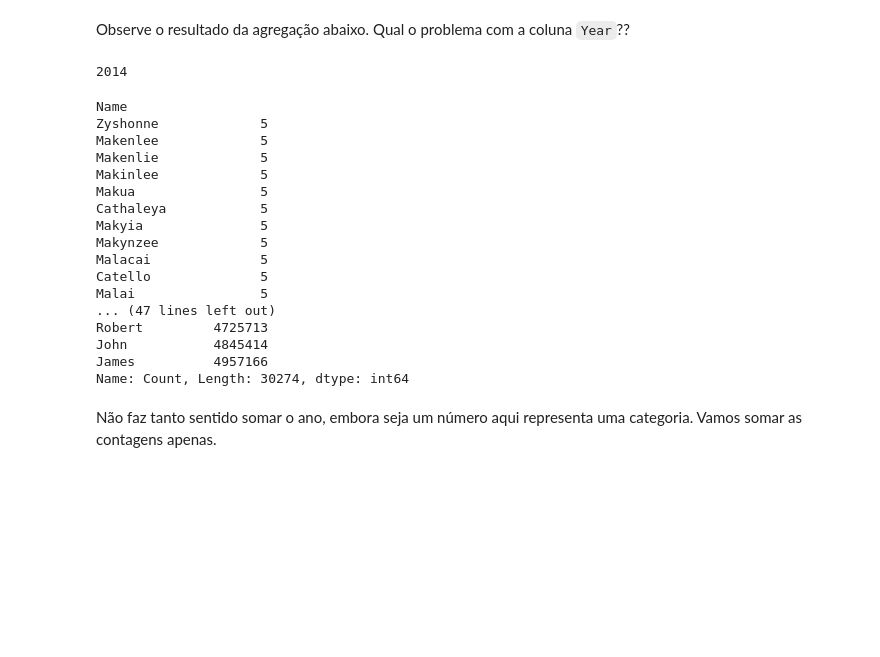
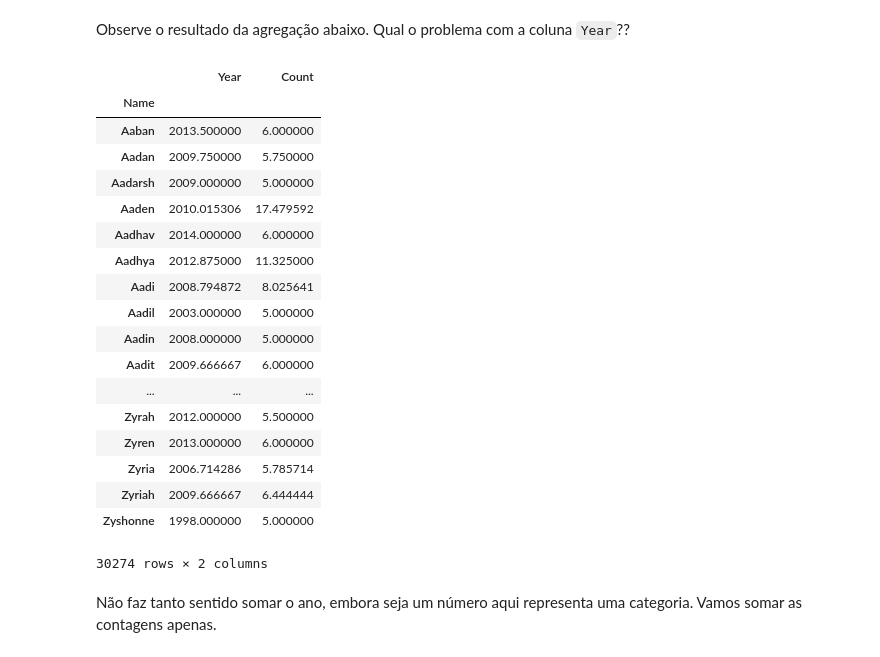
Before and after one commit to icd-ufmg/icd-ufmg.github.io, a Jupyter notebook: _lessons/tabelas/tabelas.ipynb, the cells around one changed output. Saved outputs shown, nothing was run; the diff lists cells and outputs as text; code cells hidden in the pictures; blank space fills up the shorter version.

````diff
--- a/_lessons/tabelas/tabelas.ipynb
+++ b/_lessons/tabelas/tabelas.ipynb
@@ -291,7 +279,7 @@ Id,Name,Year,Gender,State,Count
 
 É bem mais comum fazer uso de DataFrames que já existem em arquivos. Note que o trabalho do cientista de dados nem sempre vai ter tais arquivos prontos. Em várias ocasiões, você vai ter que coletar e organizar os mesmos. Limpeza e coleta de dados é uma parte fundamental do seu trabalho. Durante a matéria, boa parte dos notebooks já vão ter dados prontos.
 # %%
-df = pd.read_csv('baby.csv')
+df = pd.read_csv('https://media.githubusercontent.com/media/icd-ufmg/material/master/aulas/03-Tabelas-e-Tipos-de-Dados/baby.csv')
 df = df.drop('Id', axis='columns') # remove a coluna id, serve de nada
 df
 # %% [output]
@@ -394,5 +372,5 @@ subdf.head()
 # %%
-gb = subdf.groupby('Name')
+gb = df.groupby('Name')
 type(gb)
 # %% [output]
 pandas.core.groupby.generic.DataFrameGroupBy
@@ -408,31 +386,28 @@ for name in buckets:            # Para cada nomee
 ```
 # %% [markdown]
 Observe o resultado da agregação abaixo. Qual o problema com a coluna `Year`??
-# %%
-df['Year'].max()
-# %% [output]
-2014
-# %%
-series_size = gb.sum()['Count']
-series_size.sort_values()
-# %% [output]
-Name
-Zyshonne             5
-Makenlee             5
-Makenlie             5
-Makinlee             5
-Makua                5
-Cathaleya            5
-Makyia               5
-Makynzee             5
-Malacai              5
-Catello              5
-Malai                5
-... (47 lines left out)
-Robert         4725713
-John           4845414
-James          4957166
-Name: Count, Length: 30274, dtype: int64
+# %%
+gb.mean()
+# %% [output]
+|  | Year | Count |
+| Name |  |  |
+| Aaban | 2013.500000 | 6.000000 |
+| Aadan | 2009.750000 | 5.750000 |
+| Aadarsh | 2009.000000 | 5.000000 |
+| Aaden | 2010.015306 | 17.479592 |
+| Aadhav | 2014.000000 | 6.000000 |
+| Aadhya | 2012.875000 | 11.325000 |
+| Aadi | 2008.794872 | 8.025641 |
+| Aadil | 2003.000000 | 5.000000 |
+| Aadin | 2008.000000 | 5.000000 |
+| Aadit | 2009.666667 | 6.000000 |
+| ... | ... | ... |
+| Zyrah | 2012.000000 | 5.500000 |
+| Zyren | 2013.000000 | 6.000000 |
+| Zyria | 2006.714286 | 5.785714 |
+| Zyriah | 2009.666667 | 6.444444 |
+| Zyshonne | 1998.000000 | 5.000000 |
+30274 rows × 2 columns
 # %% [markdown]
 Não faz tanto sentido somar o ano, embora seja um número aqui representa uma categoria. Vamos somar as contagens apenas.
 # %%
````
Also changed, not shown: parts of 17 cells of this notebook, 7 other files.
